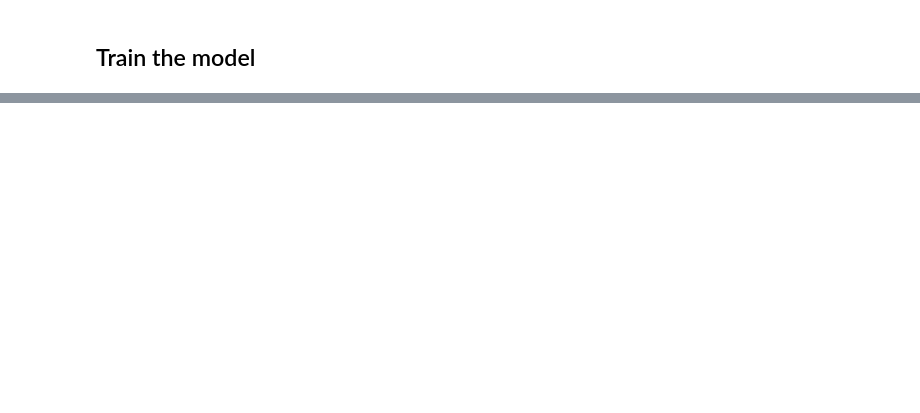
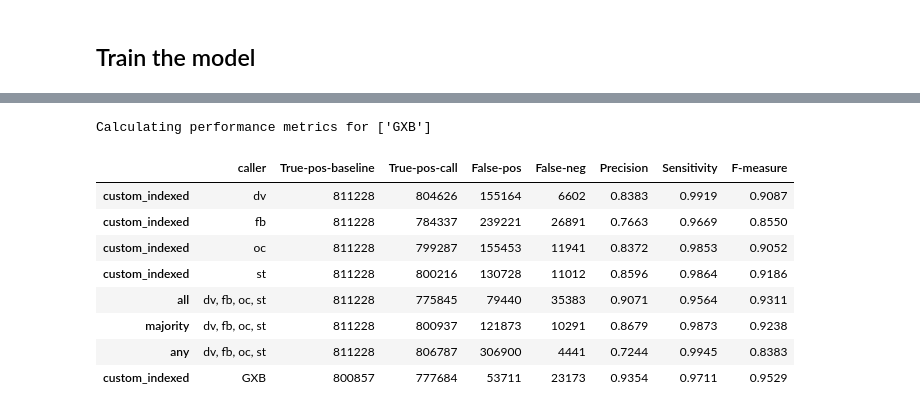
Before and after one commit to lizard-bio/liz.9.11.19_GMVLE, a Jupyter notebook: notebooks/data_exploration/vcf_files.ipynb, the cells around one changed output, grey strips where cells are left out. Saved outputs shown, nothing was run; the diff lists cells and outputs as text; code cells hidden in the pictures; blank space fills up the shorter version.

```diff
--- a/notebooks/data_exploration/vcf_files.ipynb
+++ b/notebooks/data_exploration/vcf_files.ipynb
@@ -575,0 +879,5 @@ X_train_scaled.head()
+# %%
+# If only on test set
+
+df_performance_test = create_performance_table(df_merged_BM, conf, callers, experiment, DIR_VCFEVAL, index=y_test.index)
+df_performance_test
@@ -575,0 +907,19 @@ X_train_scaled.head()
+# %%
+# get summary of performance metrics
+df_call_XGB = pd.DataFrame({"y": y_test, "y_hat": y_pred}, index=y_test.index)
+
+performance = calculate_performance(df_call_XGB, callers = ["GXB"])
+df_performance_XGB = pd.DataFrame(performance, index=["custom_indexed"])
+
+pd.concat([df_performance_test, df_performance_XGB])
+# %% [output]
+Calculating performance metrics for ['GXB']
+|  | caller | True-pos-baseline | True-pos-call | False-pos | False-neg | Precision | Sensitivity | F-measure |
+| custom_indexed | dv | 811228 | 804626 | 155164 | 6602 | 0.8383 | 0.9919 | 0.9087 |
+| custom_indexed | fb | 811228 | 784337 | 239221 | 26891 | 0.7663 | 0.9669 | 0.8550 |
+| custom_indexed | oc | 811228 | 799287 | 155453 | 11941 | 0.8372 | 0.9853 | 0.9052 |
+| custom_indexed | st | 811228 | 800216 | 130728 | 11012 | 0.8596 | 0.9864 | 0.9186 |
+| all | dv, fb, oc, st | 811228 | 775845 | 79440 | 35383 | 0.9071 | 0.9564 | 0.9311 |
+| majority | dv, fb, oc, st | 811228 | 800937 | 121873 | 10291 | 0.8679 | 0.9873 | 0.9238 |
+| any | dv, fb, oc, st | 811228 | 806787 | 306900 | 4441 | 0.7244 | 0.9945 | 0.8383 |
+| custom_indexed | GXB | 800857 | 777684 | 53711 | 23173 | 0.9354 | 0.9711 | 0.9529 |
```
Also changed, not shown: parts of 48 cells of this notebook, 1 other file.
